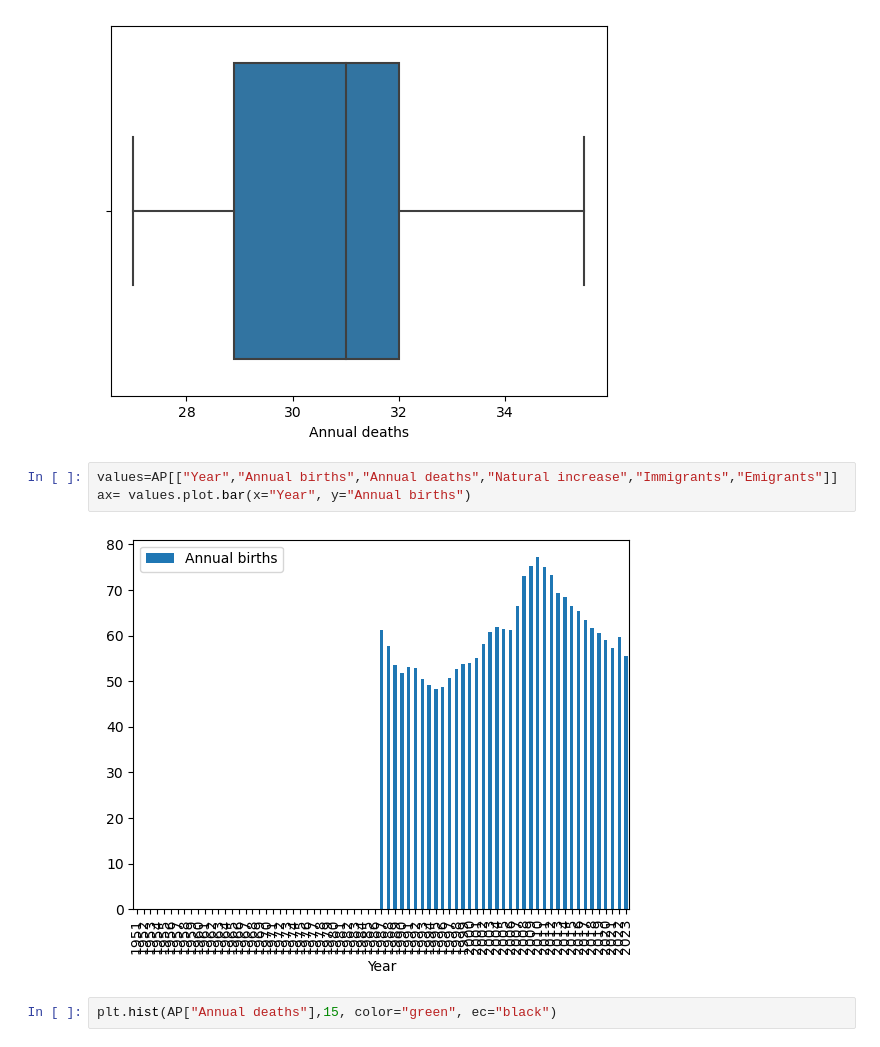
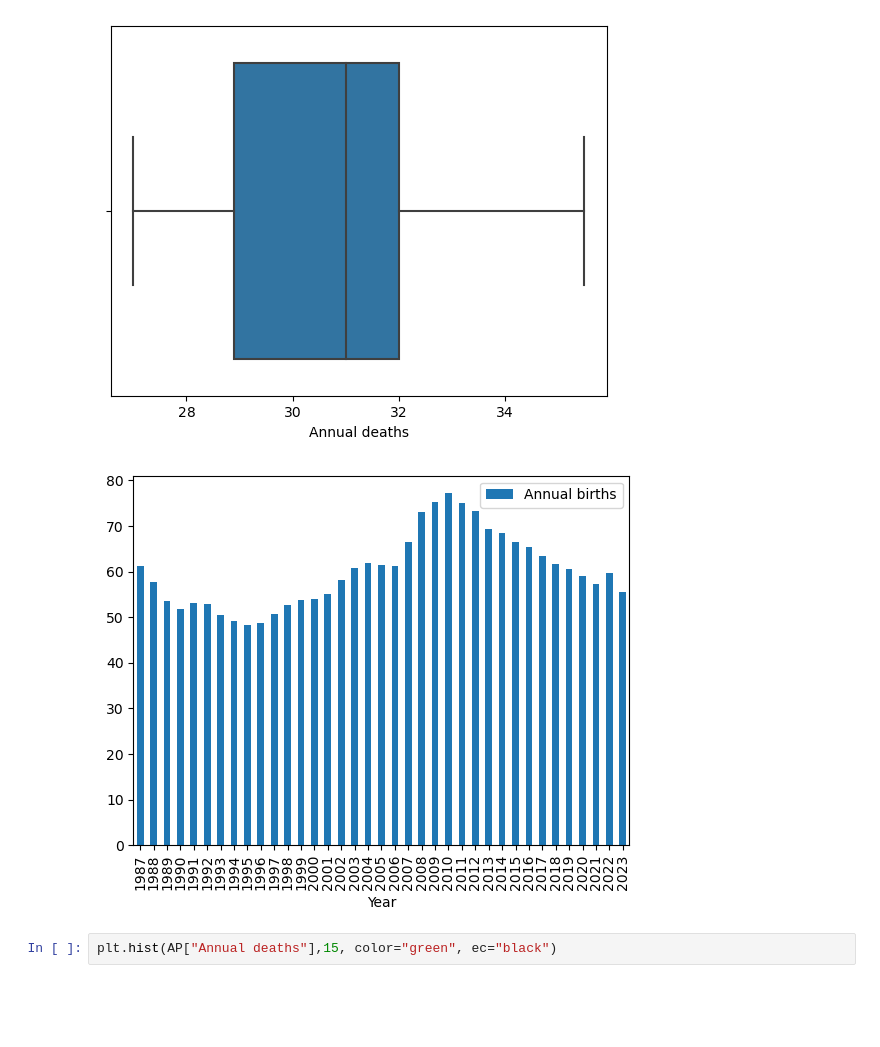
Before and after one commit to diagarmar29/Population-in-Ireland.-1st-Assesment, a Jupyter notebook: Population in Ireland.ipynb, the cells around one changed output. Cells and saved outputs as stored; diff of their text form; blank space fills up the shorter version.

Commit message:
3rd advance
The rows with blank data were eliminated and I started to plot by column, in process to plot comparing columns.

```diff
--- a/Population in Ireland.ipynb
+++ b/Population in Ireland.ipynb
@@ -152,10 +189,8 @@ sns.boxplot(x=AP["Annual deaths"])
 <Axes: xlabel='Annual deaths'>
 [figure]
 # %%
-values=AP[["Year","Annual births","Annual deaths","Natural increase","Immigrants","Emigrants"]]
-ax= values.plot.bar(x="Year", y="Annual births")
 # %% [output]
-[figure, old version]
+[figure, new version]
 # %%
 plt.hist(AP["Annual deaths"],15, color="green", ec="black")
 # %% [output]
```
Also changed, not shown: parts of 14 cells of this notebook.
